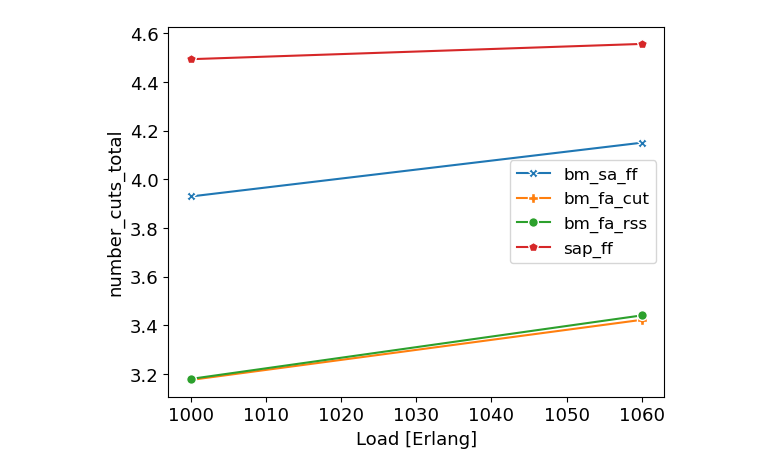
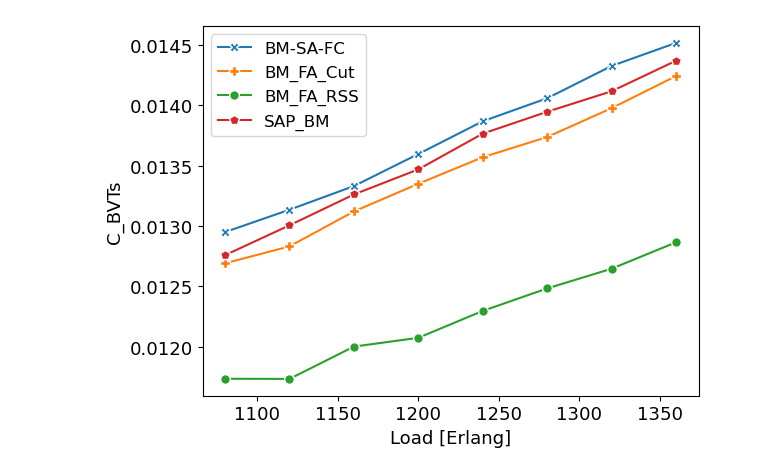
Before and after one commit to ehsan5890/optical-rl-gym-qot-aware, a Jupyter notebook: examples/visualize_loads.ipynb, the cells around one changed output. Saved outputs shown, nothing was run; the diff lists cells and outputs as text; code cells hidden in the pictures.

Commit message:
testing path length

```diff
--- a/examples/visualize_loads.ipynb
+++ b/examples/visualize_loads.ipynb
@@ -14,12 +14,12 @@ topology_name = 'jpn12'
 figures_floder = f'./{heuristic_log_dir}/figures'
 os.makedirs(figures_floder, exist_ok=True)
 
-min_load = 1000
-max_load = 1062
-step_length = 60
+min_load = 1080
+max_load = 1382
+step_length = 40
 steps = int((max_load - min_load) / step_length) + 1
 loads = np.zeros(steps)
-episode_length = 230
+episode_length = 205
 
 metrics = [
     'episode_service_blocking_rate',
@@ -30,10 +30,14 @@ metrics = [
     'C_BVTs',
     'L_BVTs',
     'S_BVTs',
-    'total_path_length'
+    'total_path_length',
+    'avrage_gsnr',
+    'average_mod_level',
+
 ]
 
 sap_ff_loads = {metric: [] for metric in metrics}
+sap_bm_loads = {metric: [] for metric in metrics}
 bm_fa_cut_loads = {metric: [] for metric in metrics}
 bm_fa_rss_loads = {metric: [] for metric in metrics}
 bm_sa_ff_loads = {metric: [] for metric in metrics}
@@ -51,15 +55,20 @@ for load_counter, load_traffic in enumerate(range(min_load, max_load, step_lengt
     sap_ff = pd.read_csv(
         f'./{heuristic_log_dir}/logs_{load_traffic}_{episode_length}/SAP-FF.monitor.csv',
         skiprows=1)
+
+    sap_bm = pd.read_csv(
+        f'./{heuristic_log_dir}/logs_{load_traffic}_{episode_length}/BM-FA-SAPBM.monitor.csv',
+        skiprows=1)
     loads[load_counter] = load_traffic
     for info in ['episode_service_blocking_rate','service_blocking_rate',
                 'episode_bit_rate_blocking_rate', 'number_cuts_total', 'rss_total_metric',
-                'C_BVTs', 'L_BVTs', 'S_BVTs', 'total_path_length']:
+                'C_BVTs', 'L_BVTs', 'S_BVTs', 'total_path_length', 'avrage_gsnr', 'average_mod_level' ]:
         bm_fa_cut_loads[info].append(np.mean(bm_fa_cut[info]))
         #             exhuastic_highest_loads[info].append(np.mean(exhaustic_highest[info]))
         bm_fa_rss_loads[info].append(np.mean(bm_fa_rss[info]))
         bm_sa_ff_loads[info].append(np.mean(bm_sa_ff[info]))
         sap_ff_loads[info].append(np.mean(sap_ff[info]))
+        sap_bm_loads[info].append(np.mean(sap_bm[info]))
 
 # print(loads)
 # print(f"SBR for highest-first-fit is {highest_loads['service_blocking_per_hundred_arrivals']}")
@@ -80,33 +89,46 @@ for load_counter, load_traffic in enumerate(range(min_load, max_load, step_lengt
 # print(f"the exhaustic vs. oldest-{[round(item, 2) for item in percentage1]}")
 
 markersize = 7
-for info in ['episode_service_blocking_rate','service_blocking_rate',
-                'episode_bit_rate_blocking_rate', 'number_cuts_total', 'rss_total_metric',
-                'C_BVTs', 'L_BVTs', 'S_BVTs', 'total_path_length']:
+for info in ['service_blocking_rate',
+                 'number_cuts_total', 'rss_total_metric',
+                'C_BVTs', 'L_BVTs', 'S_BVTs', 'total_path_length','avrage_gsnr', 'average_mod_level']:
     plt.figure()
-    if info is 'service_blocking_rate' or info is 'episode_service_blocking_rate' or info is 'episode_bit_rate_blocking_rate':
+    if info is 'service_blocking_rate':
     # if info is 'service_blocking_rate' or info is 'episode_service_blocking_rate':
-        print(f"{np.mean(bm_sa_ff_loads[info])}")
-        print(np.mean(bm_fa_cut_loads[info]))
-        print(np.mean(bm_fa_rss_loads[info]))
-        print(np.mean(sap_ff_loads[info]))
-        ax_bm_sa_ff = plt.semilogy(loads, bm_sa_ff_loads[info], label='bm_sa_ff', marker='X', markersize=markersize,
+        # print(f"{np.mean(bm_sa_ff_loads[info])}")
+        # print(np.mean(bm_fa_cut_loads[info]))
+        # print(np.mean(bm_fa_rss_loads[info]))
+        # # print(np.mean(sap_ff_loads[info]))
+        # print(np.mean(sap_bm_loads[info]))
+        av_bm_sa = np.mean(bm_sa_ff_loads[info])
+        av_bm_fa_cut = np.mean(bm_fa_cut_loads[info])
+        av_bm_fa_rss = np.mean(bm_fa_rss_loads[info])
+        av_sap_bm = np.mean(sap_bm_loads[info])
+        print(f"the gain of fa_rss over bm_sa is {(av_bm_sa - av_bm_fa_rss)/av_bm_sa}")
+        print(f"the gain of fa_rss over fa_cut is {(av_bm_fa_cut - av_bm_fa_rss)/av_bm_fa_cut}")
+        print(f"the gain of fa_rss over sap_bm is {(av_sap_bm - av_bm_fa_rss)/av_sap_bm}")
+
+        ax_bm_sa_ff = plt.semilogy(loads, bm_sa_ff_loads[info], label='BM-SA-FC', marker='X', markersize=markersize,
                              markeredgecolor='white')
-        ax_bm_fa_cut = plt.semilogy(loads, bm_fa_cut_loads[info], label='bm_fa_cut', marker='P', markersize=markersize,
+        ax_bm_fa_cut = plt.semilogy(loads, bm_fa_cut_loads[info], label='BM_FA_Cut', marker='P', markersize=markersize,
                                  markeredgecolor='white')
-        ax_bm_fa_rss = plt.semilogy(loads, bm_fa_rss_loads[info], label='bm_fa_rss', marker='o',
+        ax_bm_fa_rss = plt.semilogy(loads, bm_fa_rss_loads[info], label='BM_FA_RSS', marker='o',
                                            markersize=markersize, markeredgecolor='white')
-        ax_sap_ff = plt.semilogy(loads, sap_ff_loads[info], label='sap_ff', marker='p', markersize=markersize,
+        # ax_sap_ff = plt.semilogy(loads, sap_ff_loads[info], label='SAP_FC', marker='p', markersize=markersize,
+        #                           markeredgecolor='white')
+        ax_sap_bm = plt.semilogy(loads, sap_bm_loads[info], label='SAP_BM', marker='p', markersize=markersize,
                                   markeredgecolor='white')
     else:
-        ax_bm_sa_ff = plt.plot(loads, bm_sa_ff_loads[info], label='bm_sa_ff', marker='X', markersize=markersize,
+        ax_bm_sa_ff = plt.plot(loads, bm_sa_ff_loads[info], label='BM-SA-FC', marker='X', markersize=markersize,
                          markeredgecolor='white')
-        ax_bm_fa_cut = plt.plot(loads, bm_fa_cut_loads[info], label='bm_fa_cut', marker='P', markersize=markersize,
+        ax_bm_fa_cut = plt.plot(loads, bm_fa_cut_loads[info], label='BM_FA_Cut', marker='P', markersize=markersize,
                              markeredgecolor='white')
-        ax_bm_fa_rss = plt.plot(loads, bm_fa_rss_loads[info], label='bm_fa_rss', marker='o',
+        ax_bm_fa_rss = plt.plot(loads, bm_fa_rss_loads[info], label='BM_FA_RSS', marker='o',
                                        markersize=markersize, markeredgecolor='white')
-        ax_sap_ff = plt.plot(loads, sap_ff_loads[info], label='sap_ff', marker='p', markersize=markersize,
-                              markeredgecolor='white')
+        # ax_sap_ff = plt.plot(loads, sap_ff_loads[info], label='SAP_FC', marker='p', markersize=markersize,
+        #                       markeredgecolor='white')
+        ax_sap_bm = plt.plot(loads, sap_bm_loads[info], label='SAP_BM', marker='p', markersize=markersize,
+                                  markeredgecolor='white')
     #
     # print(f"the bm-sa-ff for {info} is {np.mean(bm_sa_ff_loads[info])} ")
     # print(f"the bm_fa_cut for {info} is {np.mean(bm_fa_cut_loads[info])} ")
@@ -122,7 +144,16 @@ for info in ['episode_service_blocking_rate','service_blocking_rate',
     #     plt.ylabel(info)
 
     plt.legend(loc='upper right')
-    plt.ylabel(info)
+    if info is 'total_path_length':
+        plt.ylabel('Average path length')
+    elif info is 'service_blocking_rate':
+        plt.ylabel('Service Blocking Ratio (SBR)')
+    elif info is 'rss_total_metric':
+        plt.ylabel('RSS metric')
+    elif info is 'avrage_gsnr':
+        plt.ylabel('GSNR')
+    else:
+        plt.ylabel(info)
     plt.legend(fontsize=12)
     plt.rcParams.update({'font.size': 13})
     plt.savefig(f'{figures_floder}/{topology_name}-{info}.pdf')
@@ -145 +167 @@ for info in ['episode_service_blocking_rate','service_blocking_rate',
-[figure, old version]
+[figure, new version]
```
Also changed, not shown: parts of 2 cells of this notebook, 58 other files.
